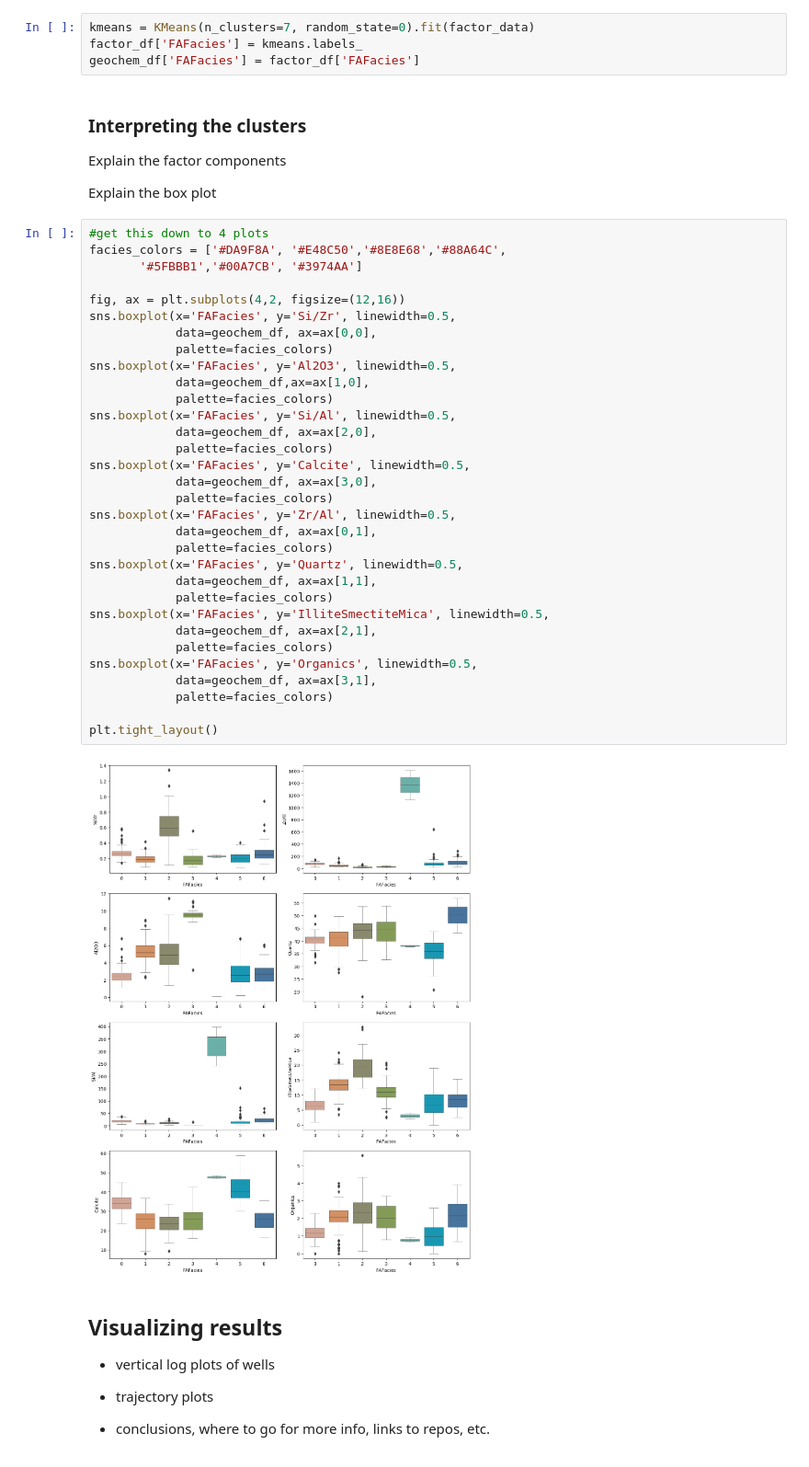
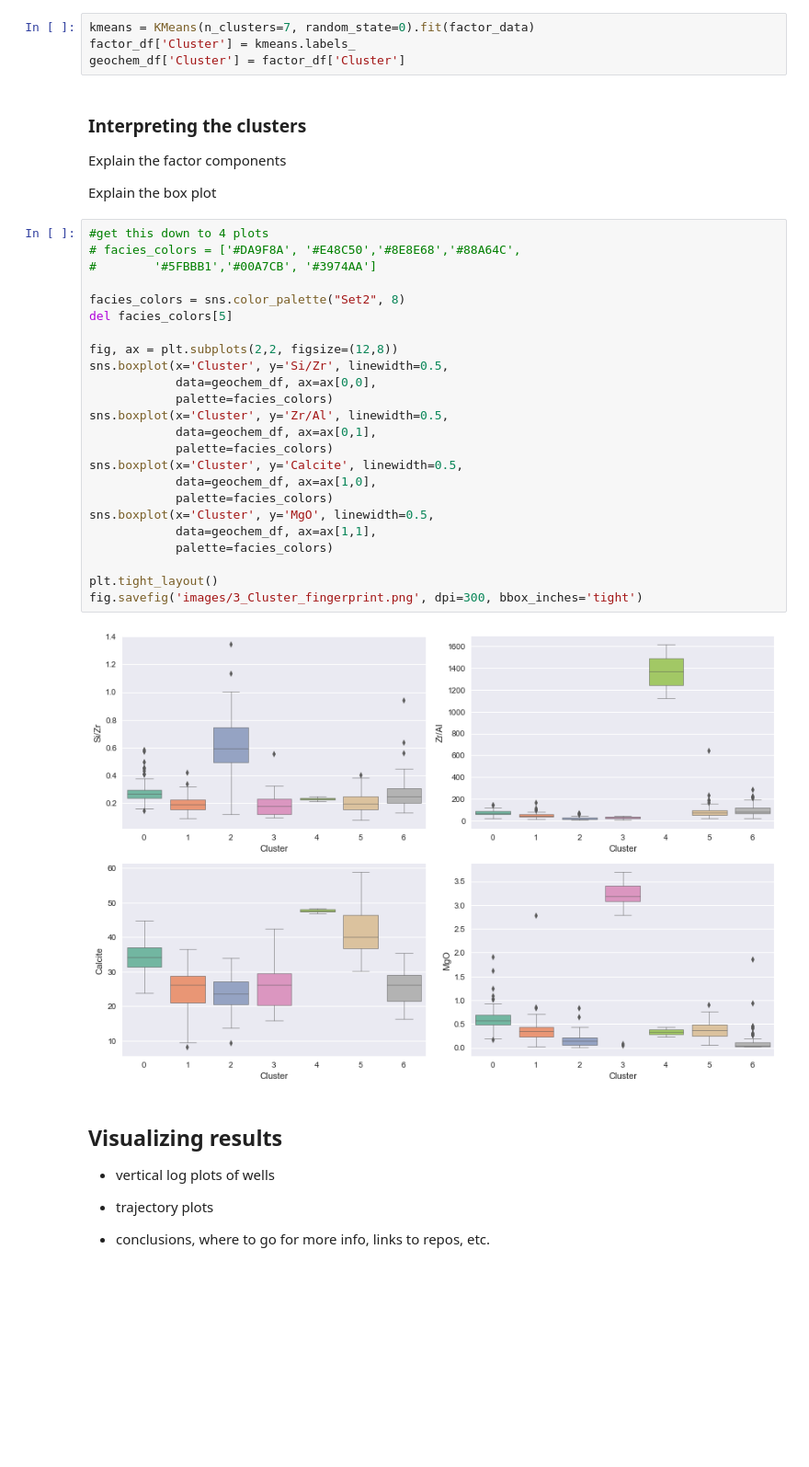
Before and after one commit to brendonhall/tutorials, a Jupyter notebook: geochem_facies/CSEG Article.ipynb, the cells around one changed output. Shown: that part at 92% size. Saved outputs shown, nothing was run; the diff lists cells and outputs as text; blank space fills up the shorter version.

Commit message:
clustering stuff

```diff
--- a/geochem_facies/CSEG Article.ipynb
+++ b/geochem_facies/CSEG Article.ipynb
@@ -154,7 +155,7 @@ for factor_id in range(0, factors.shape[0]):
 # %%
 kmeans = KMeans(n_clusters=7, random_state=0).fit(factor_data)
-factor_df['FAFacies'] = kmeans.labels_
-geochem_df['FAFacies'] = factor_df['FAFacies']
+factor_df['Cluster'] = kmeans.labels_
+geochem_df['Cluster'] = factor_df['Cluster']
 # %% [markdown]
 ### Interpreting the clusters
 
@@ -163,38 +164,30 @@ Explain the factor components
 Explain the box plot
 # %%
 #get this down to 4 plots
-facies_colors = ['#DA9F8A', '#E48C50','#8E8E68','#88A64C',
-       '#5FBBB1','#00A7CB', '#3974AA']
+# facies_colors = ['#DA9F8A', '#E48C50','#8E8E68','#88A64C',
+#        '#5FBBB1','#00A7CB', '#3974AA']
 
-fig, ax = plt.subplots(4,2, figsize=(12,16))
-sns.boxplot(x='FAFacies', y='Si/Zr', linewidth=0.5,
+facies_colors = sns.color_palette("Set2", 8)
+del facies_colors[5]
+
+fig, ax = plt.subplots(2,2, figsize=(12,8))
+sns.boxplot(x='Cluster', y='Si/Zr', linewidth=0.5,
             data=geochem_df, ax=ax[0,0],
             palette=facies_colors)
-sns.boxplot(x='FAFacies', y='Al2O3', linewidth=0.5,
-            data=geochem_df,ax=ax[1,0],
-            palette=facies_colors)
-sns.boxplot(x='FAFacies', y='Si/Al', linewidth=0.5,
-            data=geochem_df, ax=ax[2,0],
-            palette=facies_colors)
-sns.boxplot(x='FAFacies', y='Calcite', linewidth=0.5,
-            data=geochem_df, ax=ax[3,0],
-            palette=facies_colors)
-sns.boxplot(x='FAFacies', y='Zr/Al', linewidth=0.5,
+sns.boxplot(x='Cluster', y='Zr/Al', linewidth=0.5,
             data=geochem_df, ax=ax[0,1],
             palette=facies_colors)
-sns.boxplot(x='FAFacies', y='Quartz', linewidth=0.5,
+sns.boxplot(x='Cluster', y='Calcite', linewidth=0.5,
+            data=geochem_df, ax=ax[1,0],
+            palette=facies_colors)
+sns.boxplot(x='Cluster', y='MgO', linewidth=0.5,
             data=geochem_df, ax=ax[1,1],
-            palette=facies_colors)
-sns.boxplot(x='FAFacies', y='IlliteSmectiteMica', linewidth=0.5,
-            data=geochem_df, ax=ax[2,1],
-            palette=facies_colors)
-sns.boxplot(x='FAFacies', y='Organics', linewidth=0.5,
-            data=geochem_df, ax=ax[3,1],
             palette=facies_colors)
 
 plt.tight_layout()
+fig.savefig('images/3_Cluster_fingerprint.png', dpi=300, bbox_inches='tight')
 # %% [output]
-[figure, old version]
+[figure, new version]
 # %% [markdown]
 ## Visualizing results
 - vertical log plots of wells
```
Also changed, not shown: parts of 7 cells of this notebook.
